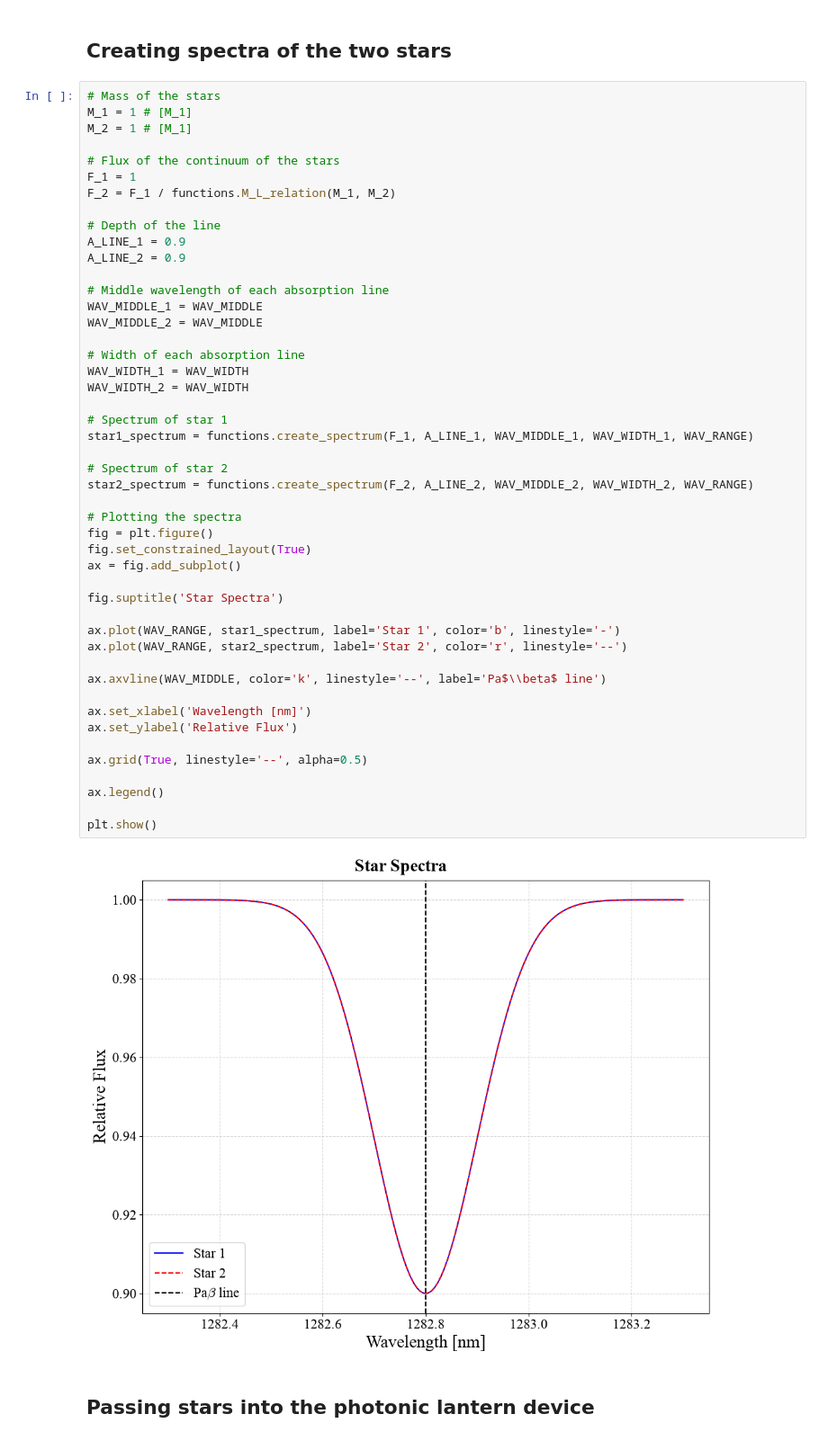
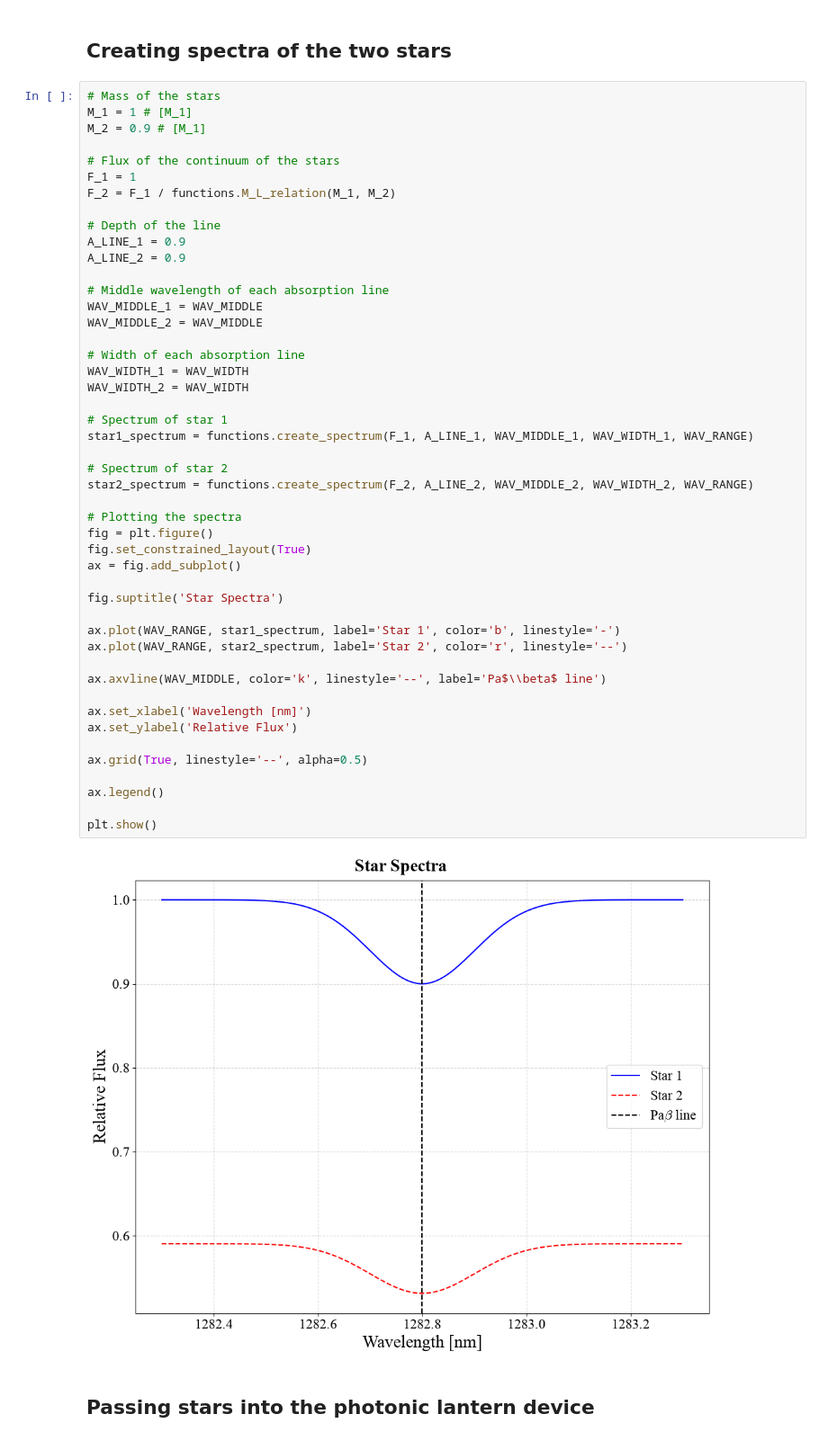
Before and after one commit to saividyud/Second-Year-Project, a Jupyter notebook: fitting.ipynb, the cells around one changed output. Shown at 90% size. Drawn from its saved outputs; the diff is of its cells as text.

```diff
--- a/fitting.ipynb
+++ b/fitting.ipynb
@@ -100,7 +100,7 @@ Projected scene onto optical transfer function
 # %%
 # Mass of the stars
 M_1 = 1 # [M_1]
-M_2 = 1 # [M_1]
+M_2 = 0.9 # [M_1]
 
 # Flux of the continuum of the stars
 F_1 = 1
@@ -118,34 +118,34 @@ WAV_MIDDLE_2 = WAV_MIDDLE
 WAV_WIDTH_1 = WAV_WIDTH
 WAV_WIDTH_2 = WAV_WIDTH
 
 # Spectrum of star 1
 star1_spectrum = functions.create_spectrum(F_1, A_LINE_1, WAV_MIDDLE_1, WAV_WIDTH_1, WAV_RANGE)
 
 # Spectrum of star 2
 star2_spectrum = functions.create_spectrum(F_2, A_LINE_2, WAV_MIDDLE_2, WAV_WIDTH_2, WAV_RANGE)
 
 # Plotting the spectra
 fig = plt.figure()
 fig.set_constrained_layout(True)
 ax = fig.add_subplot()
 
 fig.suptitle('Star Spectra')
 
 ax.plot(WAV_RANGE, star1_spectrum, label='Star 1', color='b', linestyle='-')
 ax.plot(WAV_RANGE, star2_spectrum, label='Star 2', color='r', linestyle='--')
 
 ax.axvline(WAV_MIDDLE, color='k', linestyle='--', label='Pa$\\beta$ line')
 
 ax.set_xlabel('Wavelength [nm]')
 ax.set_ylabel('Relative Flux')
 
 ax.grid(True, linestyle='--', alpha=0.5)
 
 ax.legend()
 
 plt.show()
 # %% [output]
-[figure, old version]
+[figure, new version]
 # %% [markdown]
 ## Passing stars into the photonic lantern device
 # %%
```
Also changed, not shown: parts of 11 cells of this notebook, 2 other files.
